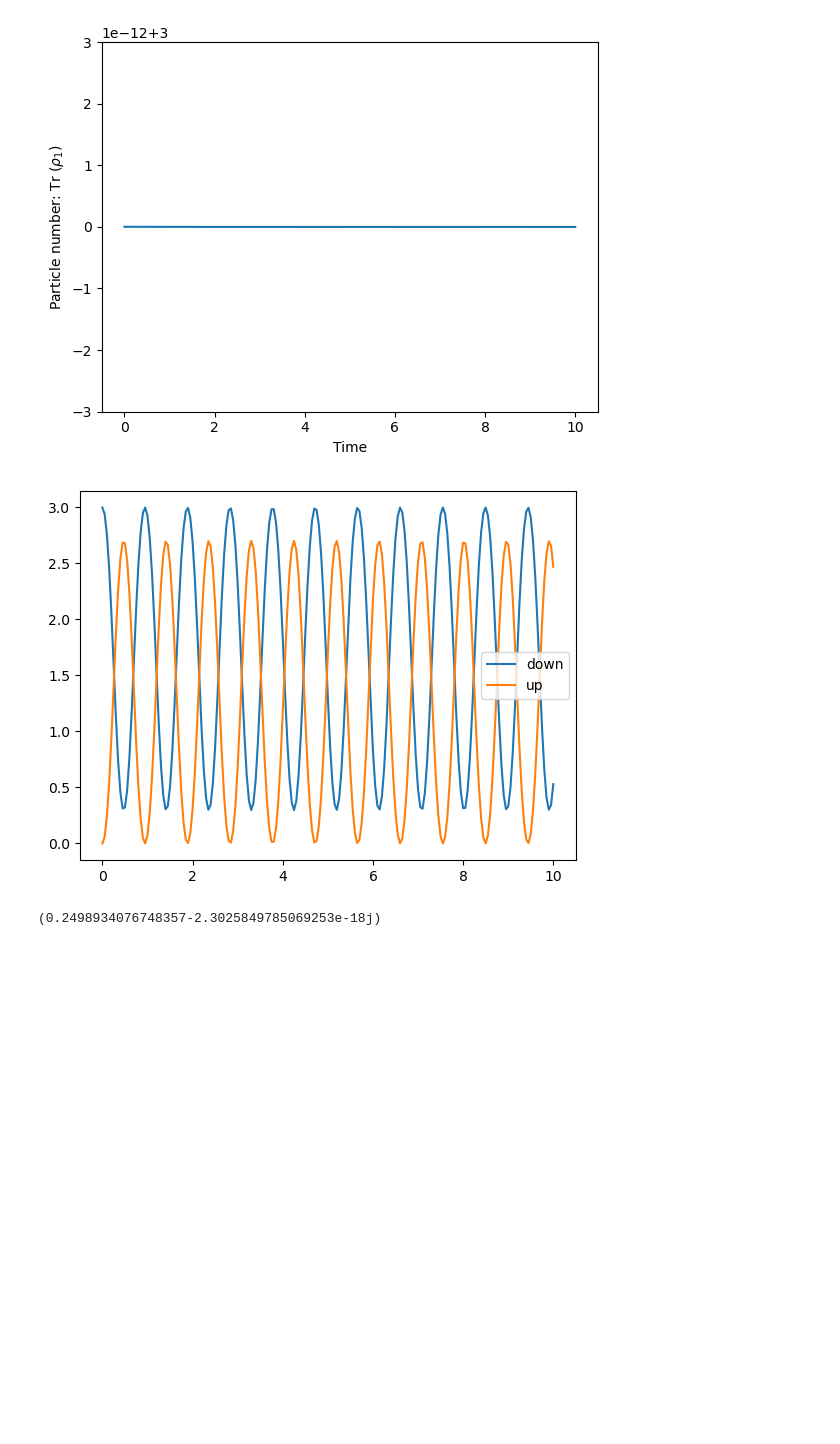
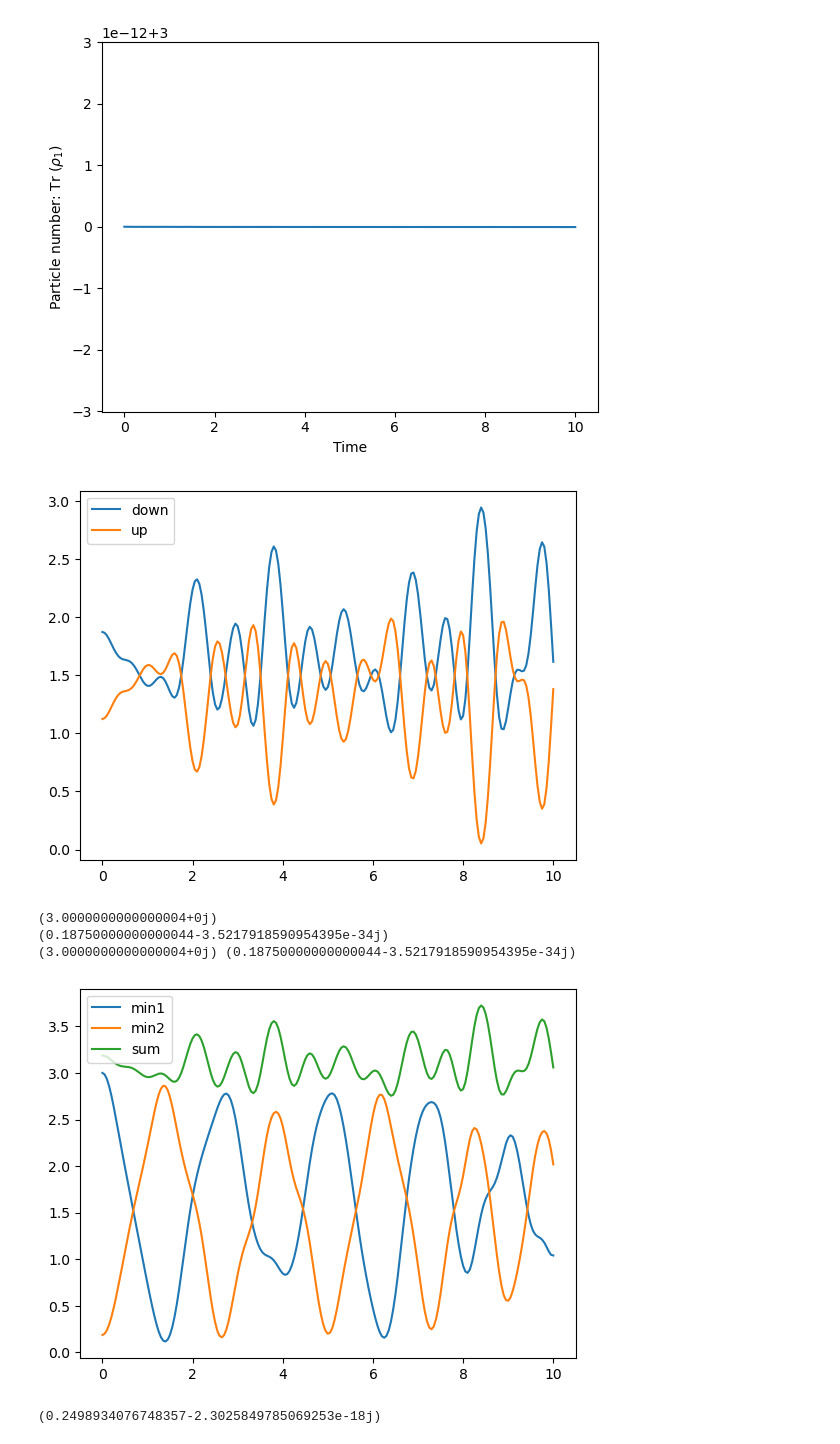
Before and after one commit to annabirke/Honours_entangle_magic, a Jupyter notebook: TDDM_Lipkin_6August.ipynb, the cells around one changed output. Cells and saved outputs as stored; diff of their text form; code cells hidden in the pictures; blank space fills up the shorter version.

Commit message:
fixed some things in python for lipkin tdhf soln and counting number in tdhf min

```diff
--- a/TDDM_Lipkin_6August.ipynb
+++ b/TDDM_Lipkin_6August.ipynb
@@ -244,9 +287,24 @@ Initial conditions
 rho0 = np.zeros((2*P,2*P),dtype=complex)
 for i in range(P):
     rho0[i,i] = 1 # start them all in the bottom level
+
+# tdhf stat points from solving tdhf eqtn = 0
+# minimum for V>0
+th = np.arccos(eps/V)
+phi = 0
+# max for V>0
+# th = np.arccos(-eps/V)
+# phi = np.pi/2
+p1 = np.array([np.cos(th/2),0,0,np.exp(-1j*phi)*np.sin(th/2),0,0],dtype=complex)
+p2 = np.array([0,np.cos(th/2),0,0,np.exp(-1j*phi)*np.sin(th/2),0],dtype=complex)
+p3 = np.array([0,0,np.cos(th/2),0,0,np.exp(-1j*phi)*np.sin(th/2)],dtype=complex)
+# for a Slater:
+rho0 = np.outer(p1,p1.conj()) + np.outer(p2,p2.conj()) + np.outer(p3,p3.conj())
+assert np.allclose(rho0@rho0,rho0)
+assert np.allclose(np.trace(rho0),P)
+
 c0 = np.zeros((4*P**2,4*P**2),dtype=complex)
 y0 = np.concatenate(( rho0.ravel(), c0.ravel() ))
-
 
 """
 Consistency checks for integration
@@ -374,27 +432,28 @@ plt.show()
 # %%
 """
 Check number of particles in the bottom
 """
 
-def Ndown(rho):
-    down = np.zeros((2*P,2*P),dtype=complex)
-    for i in range(P):
-        down[i,i] = 1
-    return np.trace(np.einsum("ijt,jk->ikt",rho,down), axis1=0,axis2=1)
-
-def Nup(rho):
-    up = np.zeros((2*P,2*P),dtype=complex)
-    for i in range(P,2*P):
-        up[i,i] = 1
-    # print(up)
-    return np.trace(np.einsum("ijt,jk->ikt",rho,up), axis1=0,axis2=1)
-
 plt.plot(soln.t,Ndown(rho_soln),label='down')
 plt.plot(soln.t,Nup(rho_soln),label='up')
 plt.legend()
 plt.show()
+
+print(HFstat(rho_soln,np.arccos(eps/V),0)[0])
+print(HFstat(rho_soln,np.arccos(eps/V),np.pi)[0])
+print('(3.0000000000000004+0j) (0.18750000000000044-3.5217918590954395e-34j)') # this is the tdhf initial and constant
+
+plt.plot(soln.t,HFstat(rho_soln,np.arccos(eps/V),0),label='min1')
+plt.plot(soln.t,HFstat(rho_soln,np.arccos(eps/V),np.pi),label='min2')
+plt.plot(soln.t,HFstat(rho_soln,np.arccos(eps/V),0)+HFstat(rho_soln,np.arccos(eps/V),np.pi),label='sum') # they clearly have some overlap, bc >3
+plt.legend()
+plt.show()
 # %% [output]
-[figure, old version]
+[figure, new version]
+(3.0000000000000004+0j)
+(0.18750000000000044-3.5217918590954395e-34j)
+(3.0000000000000004+0j) (0.18750000000000044-3.5217918590954395e-34j)
+[figure, added]
 # %%
 # print(c_soln[:,:,0])
 # print(c_soln[:,:,50])
```
Also changed, not shown: parts of 9 cells of this notebook, 1 other file.
